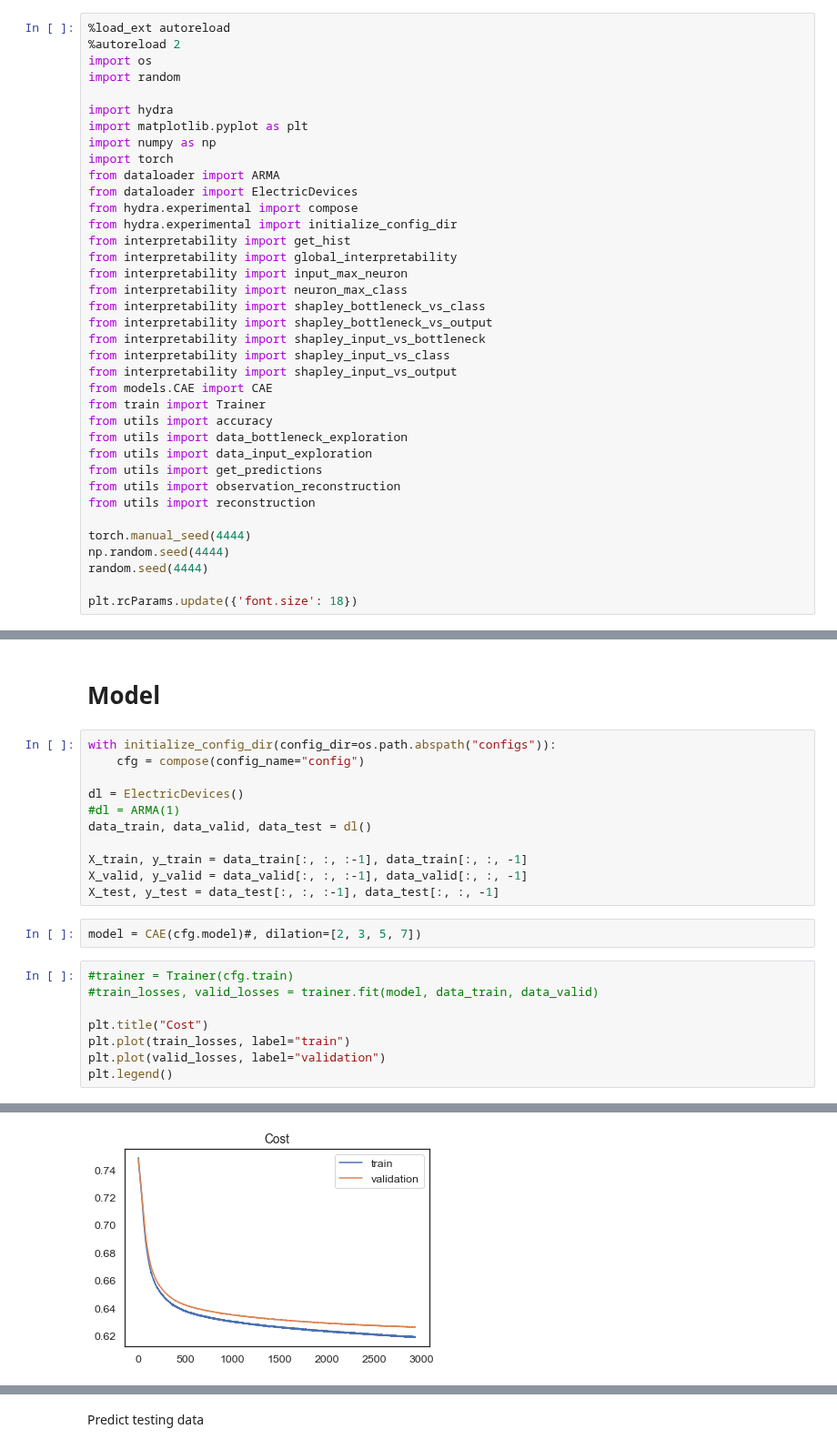
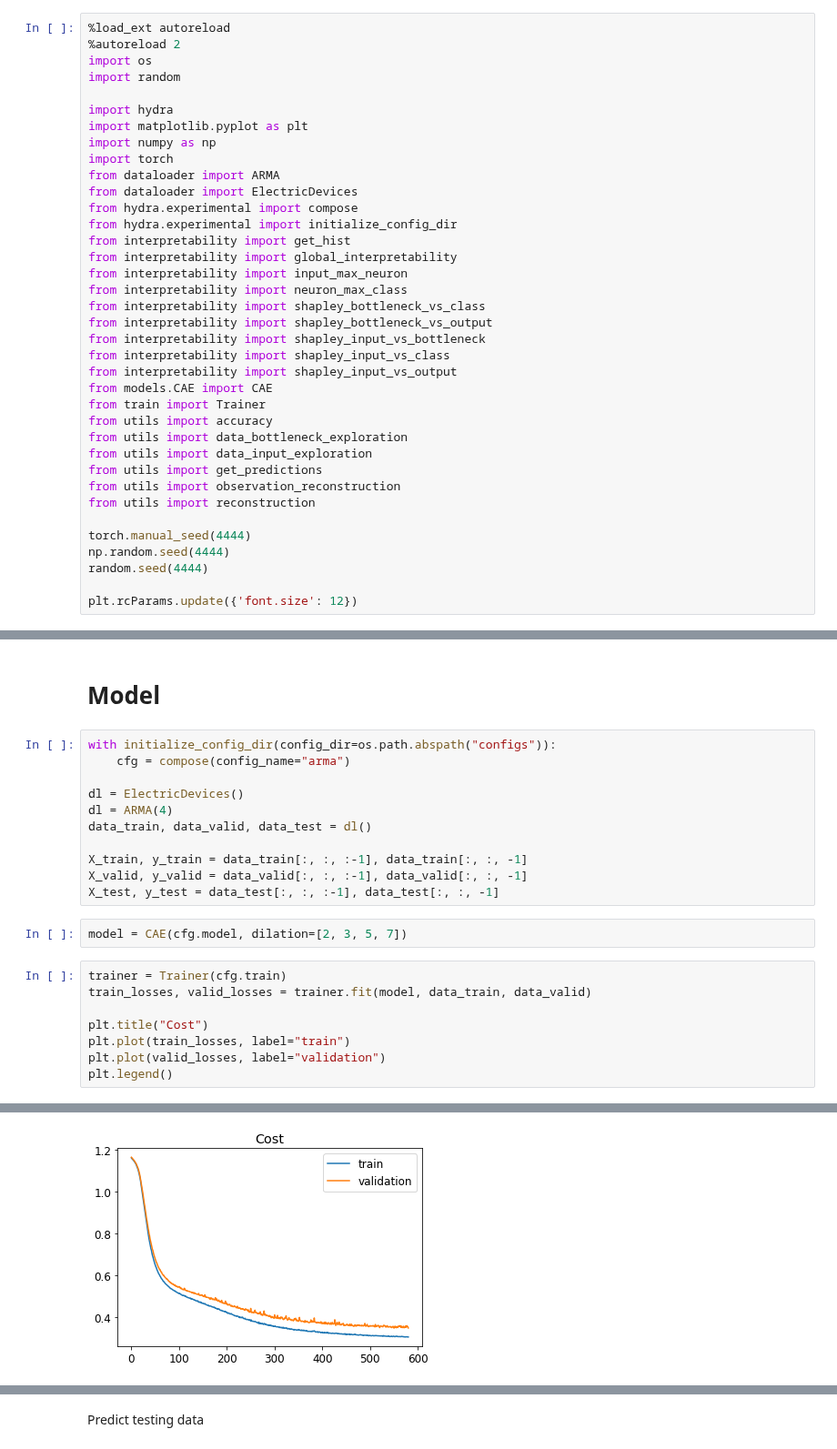
Before and after one commit to tonibofarull/TSAutoencoder, a Jupyter notebook: src/main.ipynb, the cells around one changed output, grey strips where cells are left out. Shown at 91% size. Drawn from its saved outputs; the diff is of its cells as text.

```diff
--- a/src/main.ipynb
+++ b/src/main.ipynb
@@ -34,7 +34,7 @@ torch.manual_seed(4444)
 np.random.seed(4444)
 random.seed(4444)
 
-plt.rcParams.update({'font.size': 18})
+plt.rcParams.update({'font.size': 12})
 # %% [output]
 The autoreload extension is already loaded. To reload it, use:
   %reload_ext autoreload
@@ -42,20 +42,20 @@ The autoreload extension is already loaded. To reload it, use:
 # Model
 # %%
 with initialize_config_dir(config_dir=os.path.abspath("configs")):
-    cfg = compose(config_name="config")
+    cfg = compose(config_name="arma")
 
 dl = ElectricDevices()
-#dl = ARMA(1)
+dl = ARMA(4)
 data_train, data_valid, data_test = dl()
 
 X_train, y_train = data_train[:, :, :-1], data_train[:, :, -1]
 X_valid, y_valid = data_valid[:, :, :-1], data_valid[:, :, -1]
 X_test, y_test = data_test[:, :, :-1], data_test[:, :, -1]
 # %%
-model = CAE(cfg.model)#, dilation=[2, 3, 5, 7])
+model = CAE(cfg.model, dilation=[2, 3, 5, 7])
 # %%
-#trainer = Trainer(cfg.train)
-#train_losses, valid_losses = trainer.fit(model, data_train, data_valid)
+trainer = Trainer(cfg.train)
+train_losses, valid_losses = trainer.fit(model, data_train, data_valid)
 
 plt.title("Cost")
 plt.plot(train_losses, label="train")
@@ -82,3 +82,3 @@ Training Finished in 616.5363607406616s
 <matplotlib.legend.Legend at 0x...>
-[figure, old version]
+[figure, new version]
 # %%
```
Also changed, not shown: parts of 9 cells of this notebook, 2 other files.
